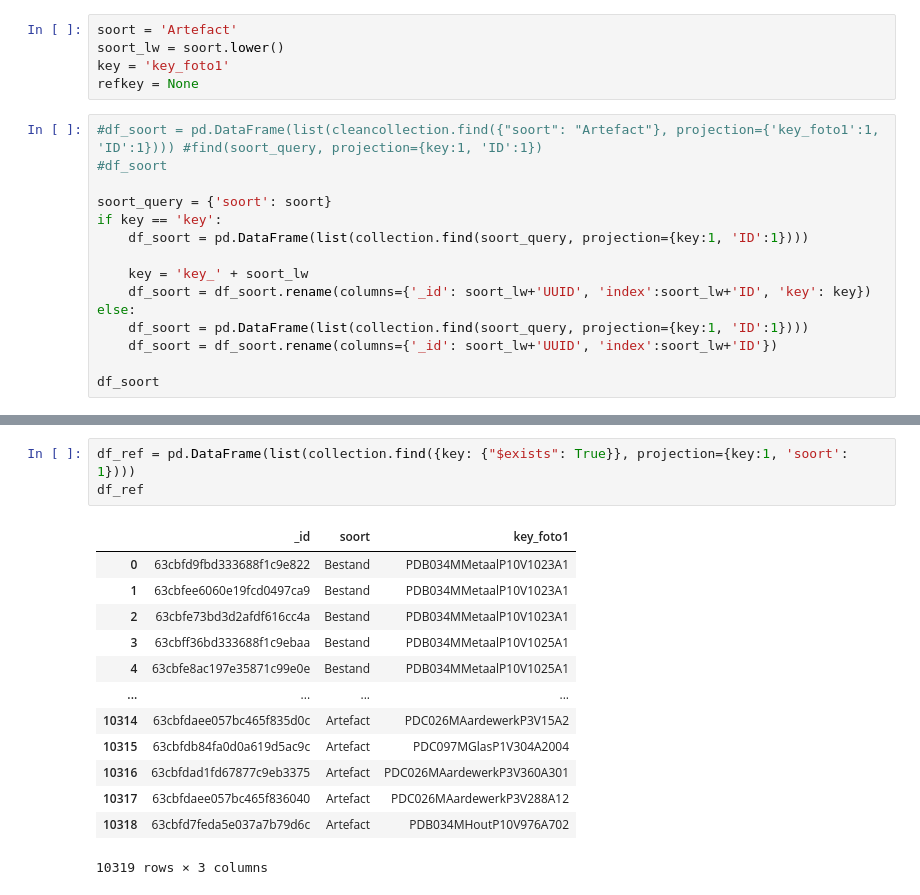
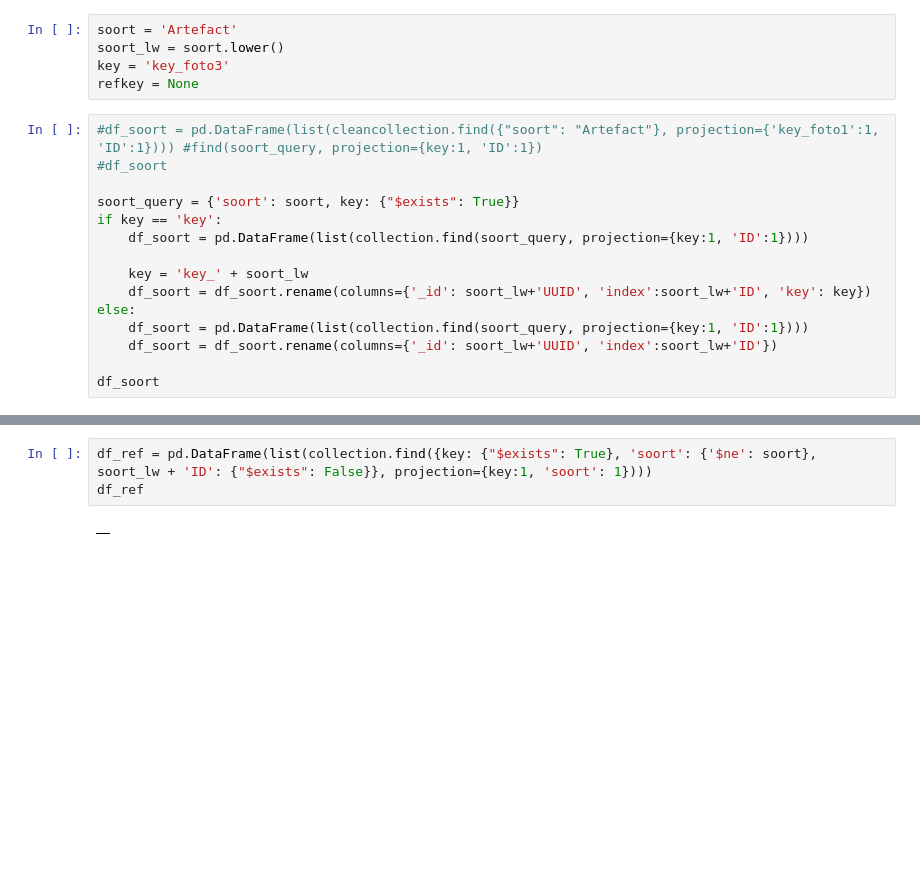
Before and after one commit to brienen/wasstraat_archeologische_data, a Jupyter notebook: notebooks/Experiment Koppelen Fotos.ipynb, the cells around one changed output, grey strips where cells are left out. Saved outputs shown, nothing was run; the diff lists cells and outputs as text; blank space fills up the shorter version.

```diff
--- a/notebooks/Experiment Koppelen Fotos.ipynb
+++ b/notebooks/Experiment Koppelen Fotos.ipynb
@@ -26,13 +29,13 @@ collection = analyseDb[config.COLL_ANALYSE_CLEAN]
 # %%
 soort = 'Artefact'
 soort_lw = soort.lower()
-key = 'key_foto1'
+key = 'key_foto3'
 refkey = None
 # %%
 #df_soort = pd.DataFrame(list(cleancollection.find({"soort": "Artefact"}, projection={'key_foto1':1, 'ID':1}))) #find(soort_query, projection={key:1, 'ID':1})
 #df_soort
 
-soort_query = {'soort': soort}
+soort_query = {'soort': soort, key: {"$exists": True}}
 if key == 'key':
     df_soort = pd.DataFrame(list(collection.find(soort_query, projection={key:1, 'ID':1})))
 
@@ -60,18 +51,6 @@ df_soort
 # %%
-df_ref = pd.DataFrame(list(collection.find({key: {"$exists": True}}, projection={key:1, 'soort': 1})))
+df_ref = pd.DataFrame(list(collection.find({key: {"$exists": True}, 'soort': {'$ne': soort}, soort_lw + 'ID': {"$exists": False}}, projection={key:1, 'soort': 1})))
 df_ref
 # %% [output]
-|  | _id | soort | key_foto1 |
-| 0 | 63cbfd9fbd333688f1c9e822 | Bestand | PDB034MMetaalP10V1023A1 |
-| 1 | 63cbfee6060e19fcd0497ca9 | Bestand | PDB034MMetaalP10V1023A1 |
-| 2 | 63cbfe73bd3d2afdf616cc4a | Bestand | PDB034MMetaalP10V1023A1 |
-| 3 | 63cbff36bd333688f1c9ebaa | Bestand | PDB034MMetaalP10V1025A1 |
-| 4 | 63cbfe8ac197e35871c99e0e | Bestand | PDB034MMetaalP10V1025A1 |
-| ... | ... | ... | ... |
-| 10314 | 63cbfdaee057bc465f835d0c | Artefact | PDC026MAardewerkP3V15A2 |
-| 10315 | 63cbfdb84fa0d0a619d5ac9c | Artefact | PDC097MGlasP1V304A2004 |
-| 10316 | 63cbfdad1fd67877c9eb3375 | Artefact | PDC026MAardewerkP3V360A301 |
-| 10317 | 63cbfdaee057bc465f836040 | Artefact | PDC026MAardewerkP3V288A12 |
-| 10318 | 63cbfd7feda5e037a7b79d6c | Artefact | PDB034MHoutP10V976A702 |
+|  |
-10319 rows × 3 columns
 # %%
```
Also changed, not shown: parts of 12 cells of this notebook, 10 other files.
